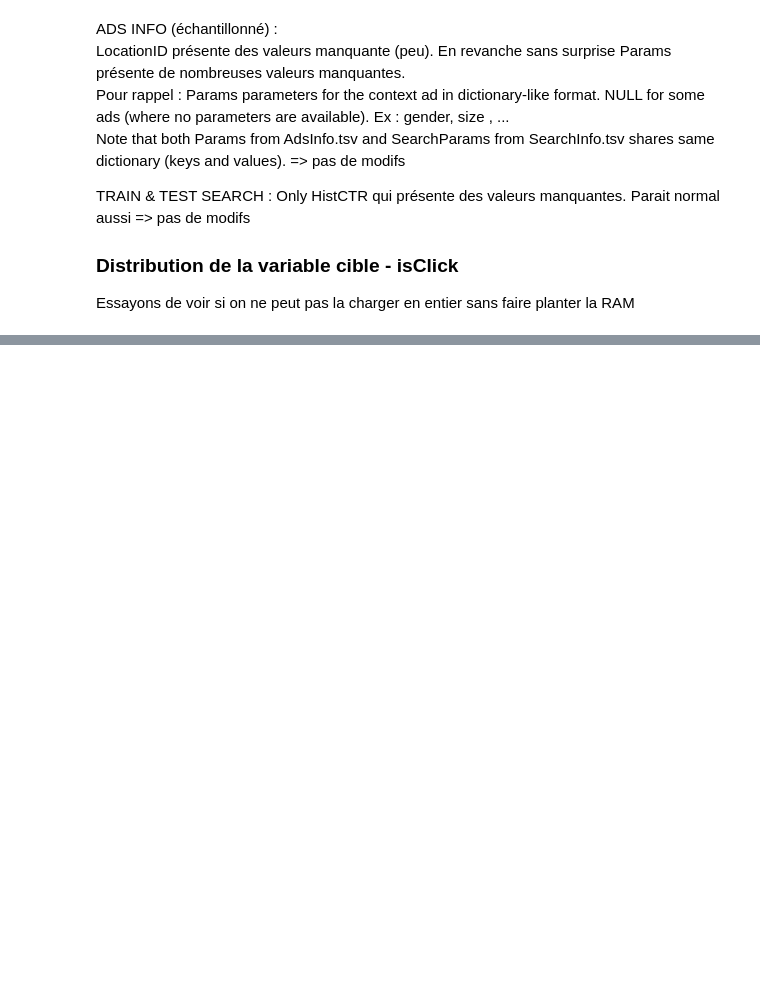
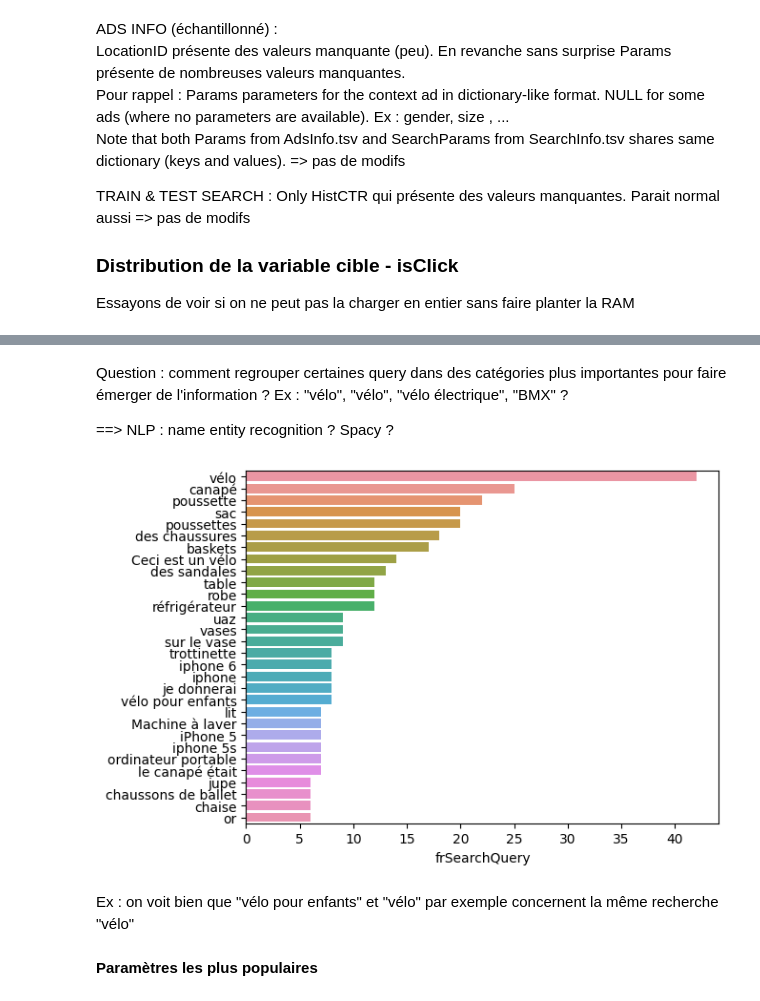
Before and after one commit to francoislegac/avito-kaggle, a Jupyter notebook: personal_analysis.ipynb, the cells around one changed output, grey strips where cells are left out. Saved outputs shown, nothing was run; the diff lists cells and outputs as text; code cells hidden in the pictures; blank space fills up the shorter version.

Commit message:
modified until \"Paramètres les plus populaires\"

```diff
--- a/personal_analysis.ipynb
+++ b/personal_analysis.ipynb
@@ -207,0 +258,17 @@ KeyboardInterrupt:
+# %%
+s = pd.Series(search_info['SearchParams'], dtype=str)\
+    .str.replace('\'', '\"')\
+    .str.replace(r'({|, )(\d*)', lambda m: m.group(1) + "\"" + m.group(2) + "\"" if m.group(2) else m.group(1))
+# %%
+s_result = pd.Series([np.nan]*len(s))
+for i, ss in enumerate(s):
+    try:
+        tmp = json.loads(ss)
+        dic = {}
+        for key in tmp.keys():
+            dic[key] = fr_dic_search_params[key]
+        s_result[i] = str(dic)
+    except:
+        pass
+# %%
+search_info['frSearchParams'] = s_result
@@ -207,0 +277,8 @@ KeyboardInterrupt:
+# %%
+# As this line text 6 minutes to run, we will simply load the saved serie
+# # (in case we need to restart the kernel)
+#tmp = search_info['SearchQuery'].dropna().apply(lambda s: tr.translate(s, dest='fr').text)
+# search_info['frSearchQuery'] = pd.Series([np.nan]*search_info.shape[0])
+# search_info['frSearchQuery'][tmp.index] = tmp
+##substitut
+search_info['SearchQuery'] = pd.read_csv('saved_data/frSearchQuery.csv', squeeze=True, index_col=0)
@@ -207,0 +327,11 @@ KeyboardInterrupt:
+# %% [markdown]
+Question : comment regrouper certaines query dans des catégories plus importantes pour faire émerger de l'information ? Ex : "vélo", "vélo", "vélo électrique", "BMX" ?
+
+==> NLP : name entity recognition ? Spacy ?
+# %%
+tmp = search_info['frSearchQuery'].value_counts()[:30]
+sns.barplot(x=tmp, y = tmp.index) ;
+# %% [output]
+[figure, added]
+# %% [markdown]
+Ex : on voit bien que "vélo pour enfants" et "vélo" par exemple concernent la même recherche "vélo"
@@ -207,0 +342,2 @@ KeyboardInterrupt:
+# %% [markdown]
+**Paramètres les plus populaires**
```
Also changed, not shown: parts of 21 cells of this notebook, 2 other files.
